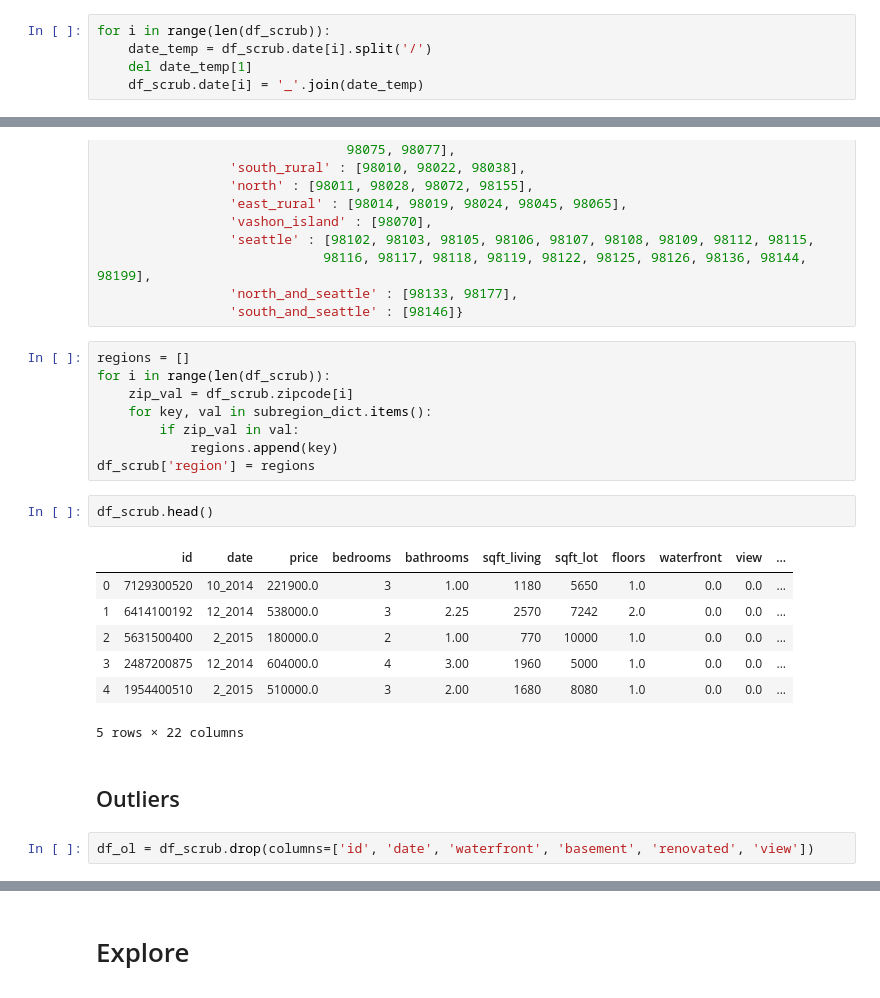
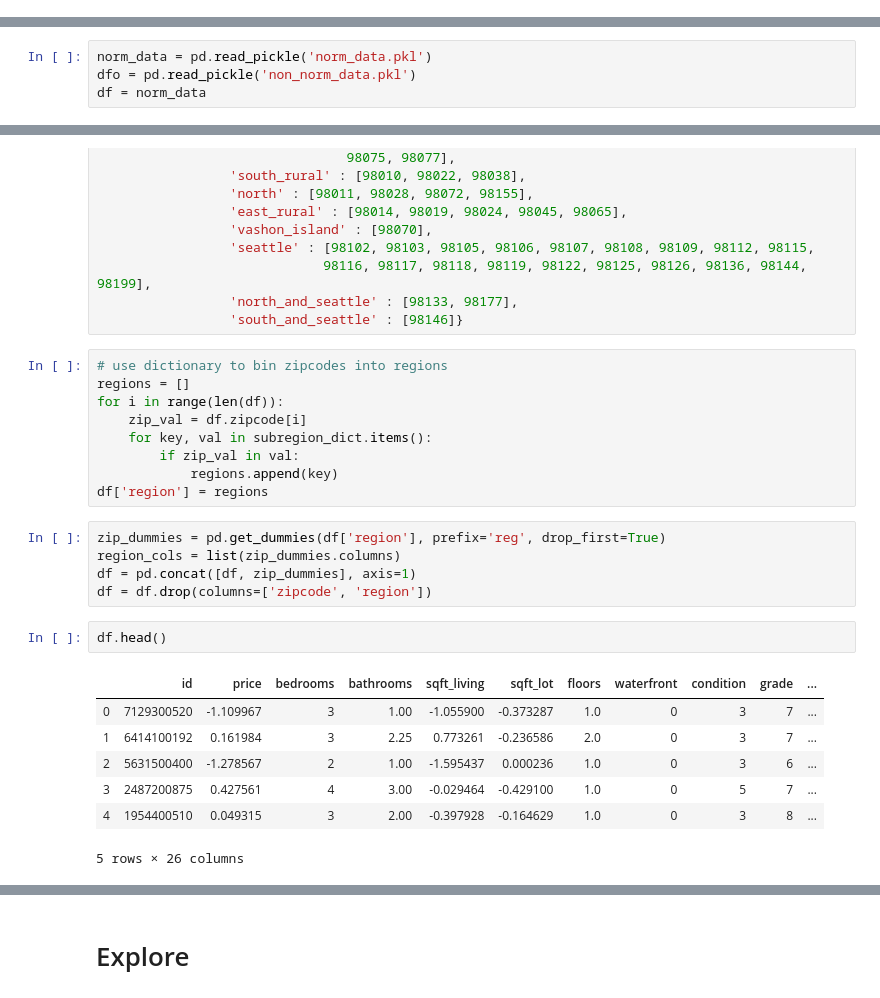
Before and after one commit to katmandoone/dsc-mod-2-project-v2-1-onl01-dtsc-pt-041320, a Jupyter notebook: student.ipynb, the cells around one changed output, grey strips where cells are left out. Drawn from its saved outputs; the diff is of its cells as text.

```diff
--- a/student.ipynb
+++ b/student.ipynb
@@ -131,5 +418,0 @@ df_scrub.head()
-# %%
-for i in range(len(df_scrub)):
-    date_temp = df_scrub.date[i].split('/')
-    del date_temp[1]
-    df_scrub.date[i] = '_'.join(date_temp)
@@ -144,0 +643,4 @@ date
+# %%
+norm_data = pd.read_pickle('norm_data.pkl')
+dfo = pd.read_pickle('non_norm_data.pkl')
+df = norm_data
@@ -160,24 +666,26 @@ subregion_dict = {'south_urban': [98001, 98002, 98003, 98023, 98030, 98031, 9803
                  'north_and_seattle' : [98133, 98177],
                  'south_and_seattle' : [98146]}
 # %%
+# use dictionary to bin zipcodes into regions
 regions = []
-for i in range(len(df_scrub)):
-    zip_val = df_scrub.zipcode[i]
+for i in range(len(df)):
+    zip_val = df.zipcode[i]
     for key, val in subregion_dict.items():
         if zip_val in val:
             regions.append(key)
-df_scrub['region'] = regions
+df['region'] = regions
+# %%
+zip_dummies = pd.get_dummies(df['region'], prefix='reg', drop_first=True)
+region_cols = list(zip_dummies.columns)
+df = pd.concat([df, zip_dummies], axis=1)
+df = df.drop(columns=['zipcode', 'region'])
 # %%
-df_scrub.head()
+df.head()
 # %% [output]
-|  | id | date | price | bedrooms | bathrooms | sqft_living | sqft_lot | floors | waterfront | view | ... |
-| 0 | 7129300520 | 10_2014 | 221900.0 | 3 | 1.00 | 1180 | 5650 | 1.0 | 0.0 | 0.0 | ... |
-| 1 | 6414100192 | 12_2014 | 538000.0 | 3 | 2.25 | 2570 | 7242 | 2.0 | 0.0 | 0.0 | ... |
-| 2 | 5631500400 | 2_2015 | 180000.0 | 2 | 1.00 | 770 | 10000 | 1.0 | 0.0 | 0.0 | ... |
-| 3 | 2487200875 | 12_2014 | 604000.0 | 4 | 3.00 | 1960 | 5000 | 1.0 | 0.0 | 0.0 | ... |
-| 4 | 1954400510 | 2_2015 | 510000.0 | 3 | 2.00 | 1680 | 8080 | 1.0 | 0.0 | 0.0 | ... |
+|  | id | price | bedrooms | bathrooms | sqft_living | sqft_lot | floors | waterfront | condition | grade | ... |
+| 0 | 7129300520 | -1.109967 | 3 | 1.00 | -1.055900 | -0.373287 | 1.0 | 0 | 3 | 7 | ... |
+| 1 | 6414100192 | 0.161984 | 3 | 2.25 | 0.773261 | -0.236586 | 2.0 | 0 | 3 | 7 | ... |
+| 2 | 5631500400 | -1.278567 | 2 | 1.00 | -1.595437 | 0.000236 | 1.0 | 0 | 3 | 6 | ... |
+| 3 | 2487200875 | 0.427561 | 4 | 3.00 | -0.029464 | -0.429100 | 1.0 | 0 | 5 | 7 | ... |
+| 4 | 1954400510 | 0.049315 | 3 | 2.00 | -0.397928 | -0.164629 | 1.0 | 0 | 3 | 8 | ... |
-5 rows × 22 columns
+5 rows × 26 columns
-# %% [markdown]
-## Outliers
-# %%
-df_ol = df_scrub.drop(columns=['id', 'date', 'waterfront', 'basement', 'renovated', 'view'])
```
Also changed, not shown: parts of 228 cells of this notebook.
